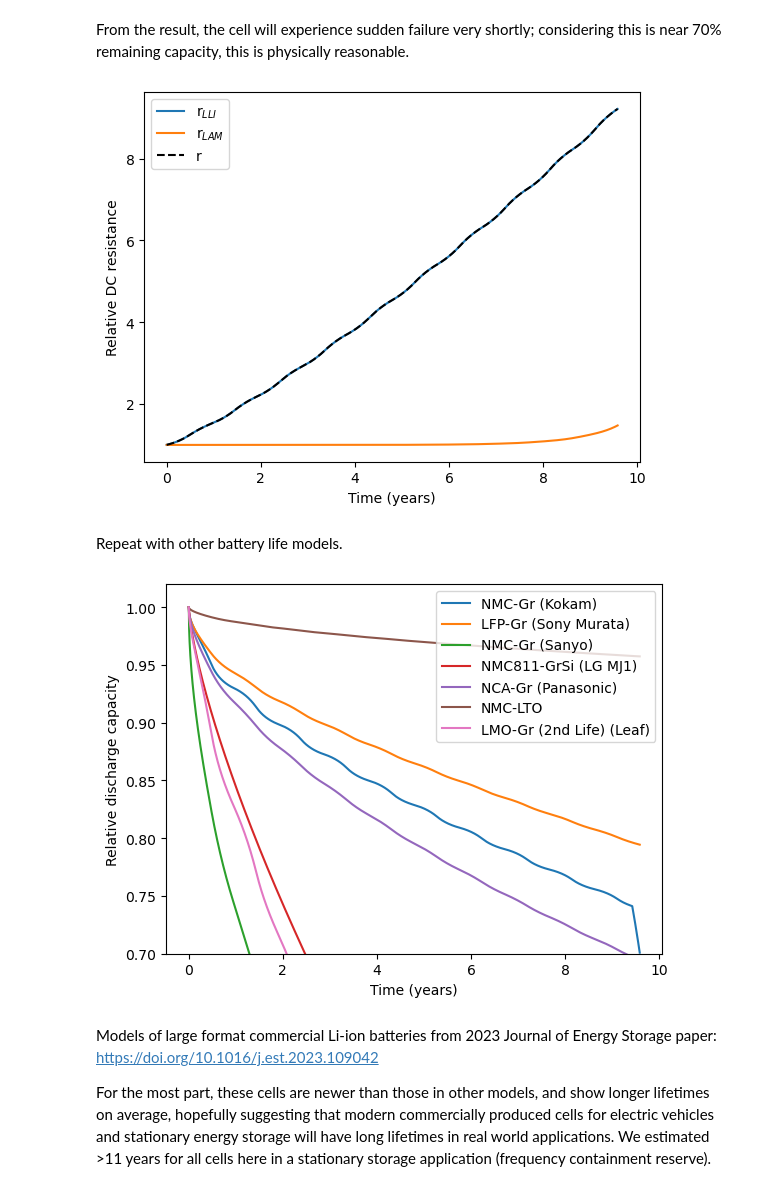
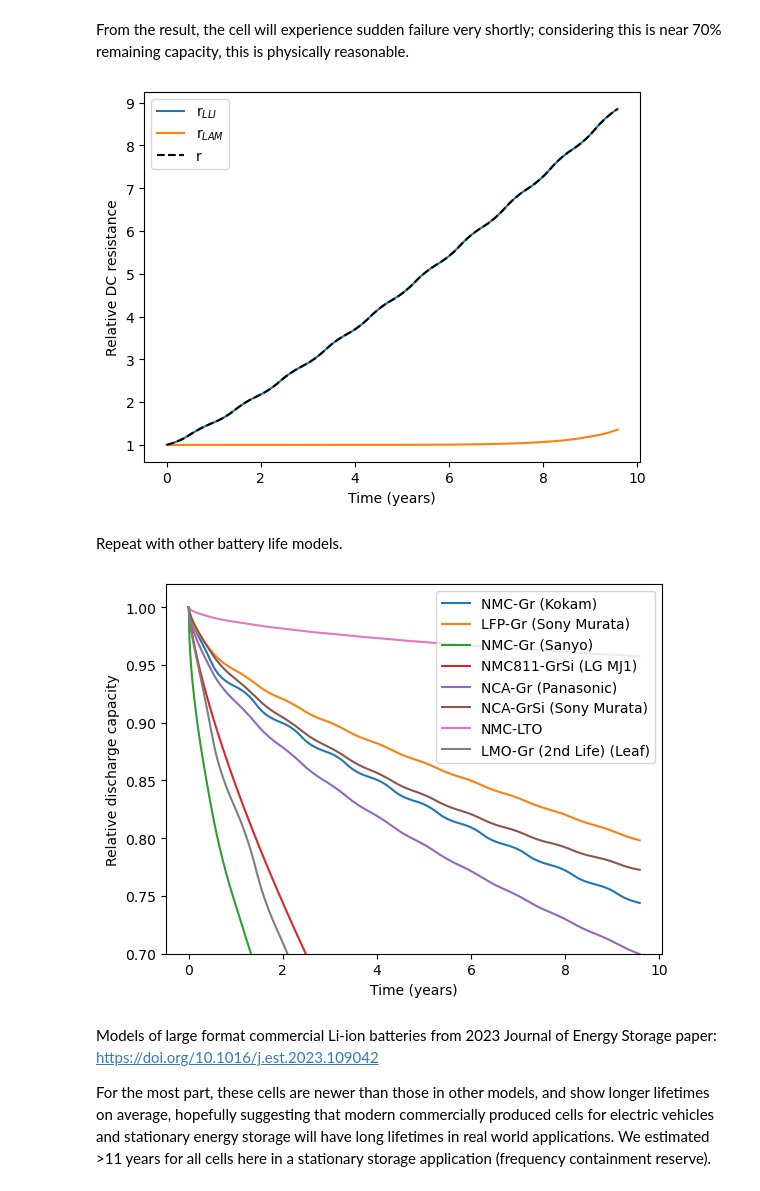
Before and after one commit to NREL/BLAST-Lite, a Jupyter notebook: example.ipynb, the cells around one changed output. Drawn from its saved outputs; the diff is of its cells as text; code cells hidden in the pictures.

Commit message:
added NCA-GrSi Sony Murata model

```diff
--- a/example.ipynb
+++ b/example.ipynb
@@ -18,7 +18,7 @@ soc = np.tile(
         [1, 1, 1, 1, 1, 1,
         0.4, 0.4, 0.6, 0.6, 1, 1,
         0.9, 0.8, 0.7, 0.6, 0.5, 0.4,
-        0.3, 0.2, 0.2, 0.4, 0.6, 0.8]
+        0.3, 0.2, 0.2, 0.2, 0.2, 0.6]
         ),
     years * 365
 )
@@ -169,41 +215,44 @@ plt.ylabel('Relative DC resistance')
 plt.legend([r'r$_{LLI}$', r'r$_{LAM}$', 'r'])
 plt.show()
 # %% [output]
-[figure, old version]
+[figure, new version]
 # %% [markdown]
 Repeat with other battery life models.
 # %%
 from blast.models.lfp_gr_SonyMurata3Ah_2018 import Lfp_Gr_SonyMurata3Ah_Battery
 from blast.models.nmc111_gr_Sanyo2Ah_2014 import Nmc111_Gr_Sanyo2Ah_Battery
 from blast.models.nmc811_grSi_LGMJ1_4Ah_2020 import Nmc811_GrSi_LGMJ1_4Ah_Battery
 from blast.models.nca_gr_Panasonic3Ah_2018 import Nca_Gr_Panasonic3Ah_Battery
+from blast.models.nca_grsi_SonyMurata2p5Ah_2023 import NCA_GrSi_SonyMurata2p5Ah_Battery
 from blast.models.nmc_lto_10Ah_2020 import Nmc_Lto_10Ah_Battery
 from blast.models.lmo_gr_NissanLeaf66Ah_2ndLife_2020 import Lmo_Gr_NissanLeaf66Ah_2ndLife_Battery
 
 cell_nmc_kokam = simulate_battery_life(Nmc111_Gr_Kokam75Ah_Battery(), input)
 cell_lfp = simulate_battery_life(Lfp_Gr_SonyMurata3Ah_Battery(), input)
 cell_nmc_sanyo = simulate_battery_life(Nmc111_Gr_Sanyo2Ah_Battery(), input)
 cell_nmc811_grSi = simulate_battery_life(Nmc811_GrSi_LGMJ1_4Ah_Battery(), input)
 cell_nca = simulate_battery_life(Nca_Gr_Panasonic3Ah_Battery(), input)
+cell_nca_grsi = simulate_battery_life(NCA_GrSi_SonyMurata2p5Ah_Battery(), input)
 cell_nmc_lto = simulate_battery_life(Nmc_Lto_10Ah_Battery(), input)
 cell_lmo = simulate_battery_life(Lmo_Gr_NissanLeaf66Ah_2ndLife_Battery(), input)
 
 plt.plot(cell_nmc_kokam.stressors['t_days']/365, cell_nmc_kokam.outputs['q'])
 plt.plot(cell_lfp.stressors['t_days']/365, cell_lfp.outputs['q'])
 plt.plot(cell_nmc_sanyo.stressors['t_days']/365, cell_nmc_sanyo.outputs['q'])
 plt.plot(cell_nmc811_grSi.stressors['t_days']/365, cell_nmc811_grSi.outputs['q'])
 plt.plot(cell_nca.stressors['t_days']/365, cell_nca.outputs['q'])
+plt.plot(cell_nca_grsi.stressors['t_days']/365, cell_nca_grsi.outputs['q'])
 plt.plot(cell_nmc_lto.stressors['t_days']/365, cell_nmc_lto.outputs['q'])
 plt.plot(cell_lmo.stressors['t_days']/365, cell_lmo.outputs['q'])
 plt.xlabel('Time (years)')
 plt.ylabel('Relative discharge capacity')
 plt.legend(['NMC-Gr (Kokam)','LFP-Gr (Sony Murata)', 'NMC-Gr (Sanyo)',
-             'NMC811-GrSi (LG MJ1)', 'NCA-Gr (Panasonic)', 'NMC-LTO', 'LMO-Gr (2nd Life) (Leaf)',
-             'LFP-Gr (250 Ah)'])
+             'NMC811-GrSi (LG MJ1)', 'NCA-Gr (Panasonic)', 'NCA-GrSi (Sony Murata)',
+             'NMC-LTO', 'LMO-Gr (2nd Life) (Leaf)'])
 plt.ylim((0.7, 1.02))
 plt.show()
 # %% [output]
-[figure, old version]
+[figure, new version]
 # %% [markdown]
 Models of large format commercial Li-ion batteries from 2023 Journal of Energy Storage paper:
 https://doi.org/10.1016/j.est.2023.109042
```
Also changed, not shown: parts of 9 cells of this notebook, 2 other files.
